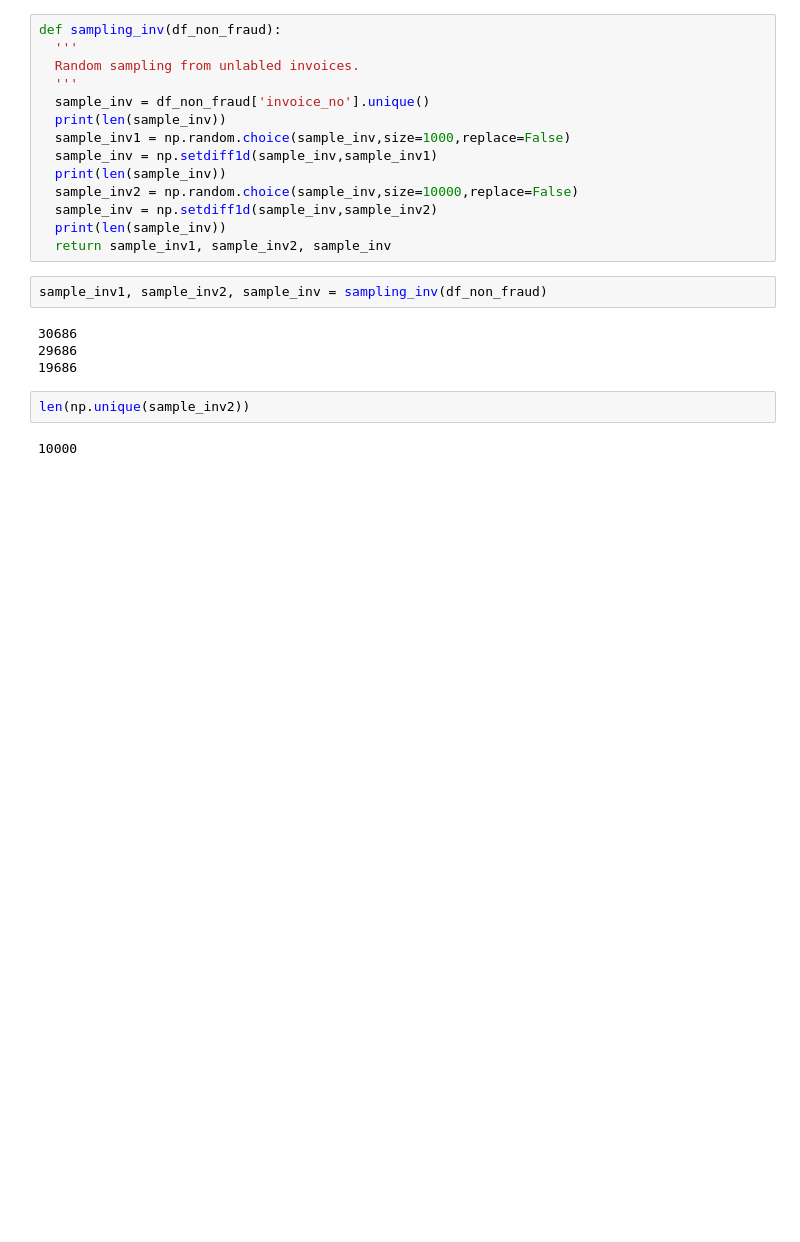
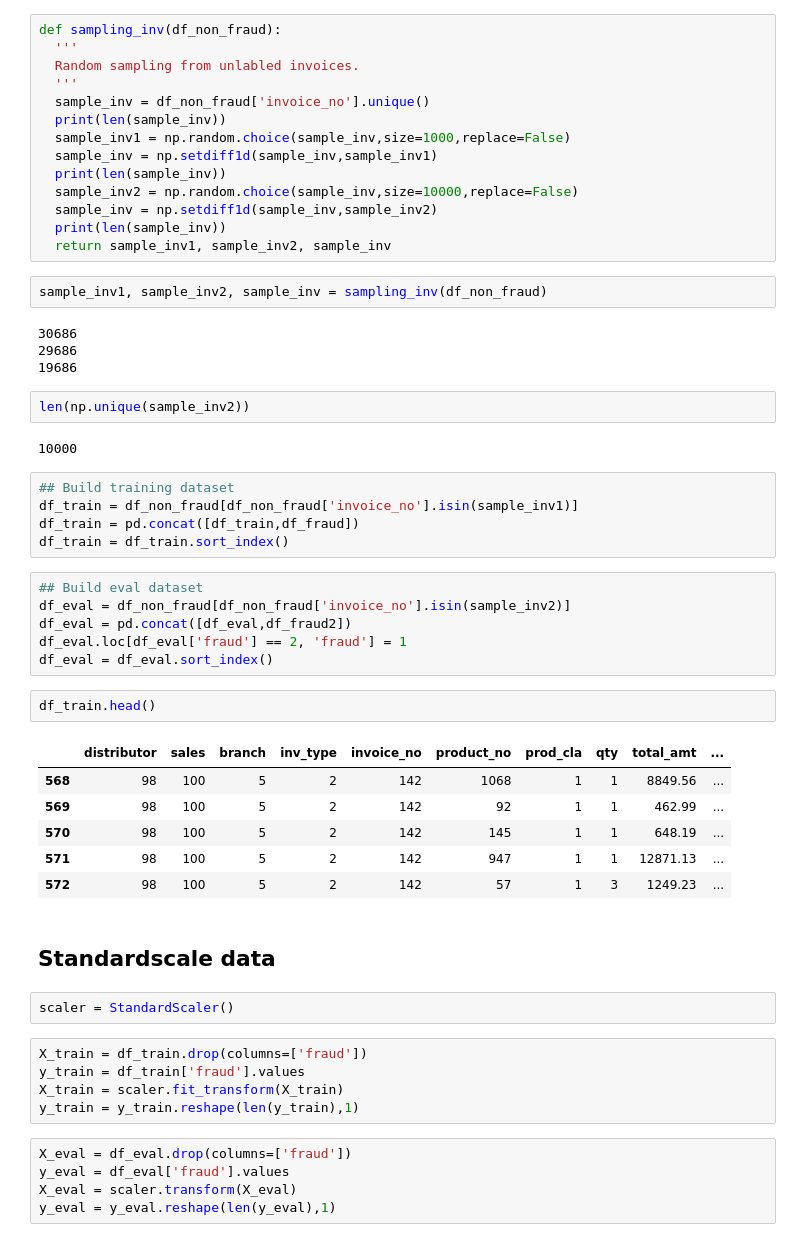
Before and after one commit to ryanhao1115/ML-for-Fraud-Detection, a Jupyter notebook: 4_1_activelearning_ordinal.ipynb, the cells around one changed output. Drawn from its saved outputs; the diff is of its cells as text; blank space fills up the shorter version.

```diff
--- a/4_1_activelearning_ordinal.ipynb
+++ b/4_1_activelearning_ordinal.ipynb
@@ -167,3 +168,37 @@ sample_inv1, sample_inv2, sample_inv = sampling_inv(df_non_fraud)
 len(np.unique(sample_inv2))
 # %% [output]
 10000
+# %%
+## Build training dataset
+df_train = df_non_fraud[df_non_fraud['invoice_no'].isin(sample_inv1)]
+df_train = pd.concat([df_train,df_fraud])
+df_train = df_train.sort_index()
+# %%
+## Build eval dataset
+df_eval = df_non_fraud[df_non_fraud['invoice_no'].isin(sample_inv2)]
+df_eval = pd.concat([df_eval,df_fraud2])
+df_eval.loc[df_eval['fraud'] == 2, 'fraud'] = 1
+df_eval = df_eval.sort_index()
+# %%
+df_train.head()
+# %% [output]
+|  | distributor | sales | branch | inv_type | invoice_no | product_no | prod_cla | qty | total_amt | ... |
+| 568 | 98 | 100 | 5 | 2 | 142 | 1068 | 1 | 1 | 8849.56 | ... |
+| 569 | 98 | 100 | 5 | 2 | 142 | 92 | 1 | 1 | 462.99 | ... |
+| 570 | 98 | 100 | 5 | 2 | 142 | 145 | 1 | 1 | 648.19 | ... |
+| 571 | 98 | 100 | 5 | 2 | 142 | 947 | 1 | 1 | 12871.13 | ... |
+| 572 | 98 | 100 | 5 | 2 | 142 | 57 | 1 | 3 | 1249.23 | ... |
+# %% [markdown]
+## Standardscale data
+# %%
+scaler = StandardScaler()
+# %%
+X_train = df_train.drop(columns=['fraud'])
+y_train = df_train['fraud'].values
+X_train = scaler.fit_transform(X_train)
+y_train = y_train.reshape(len(y_train),1)
+# %%
+X_eval = df_eval.drop(columns=['fraud'])
+y_eval = df_eval['fraud'].values
+X_eval = scaler.transform(X_eval)
+y_eval = y_eval.reshape(len(y_eval),1)
```
Also changed, not shown: parts of 20 cells of this notebook.
